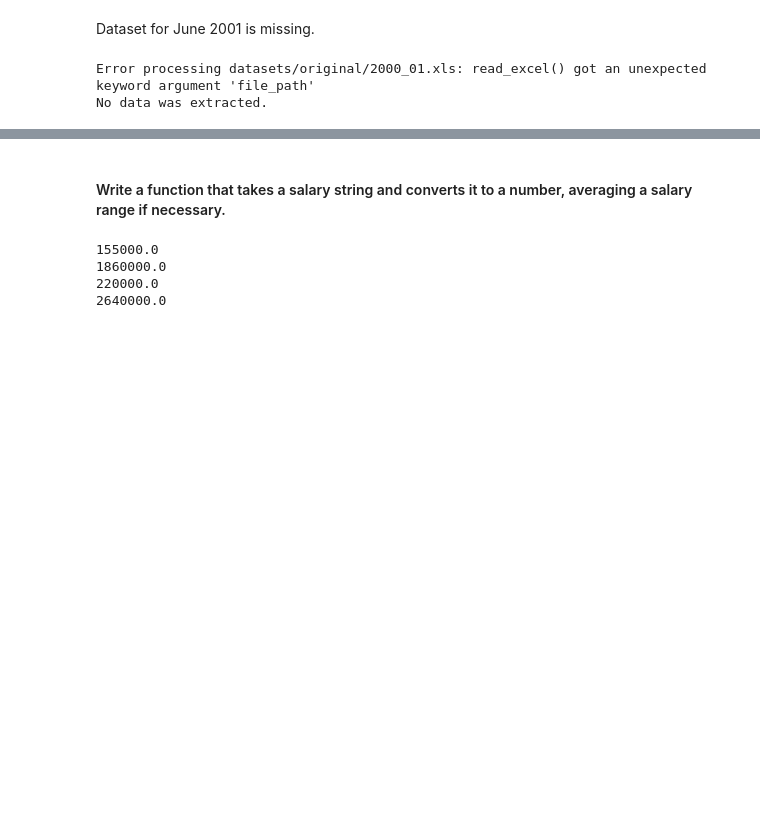
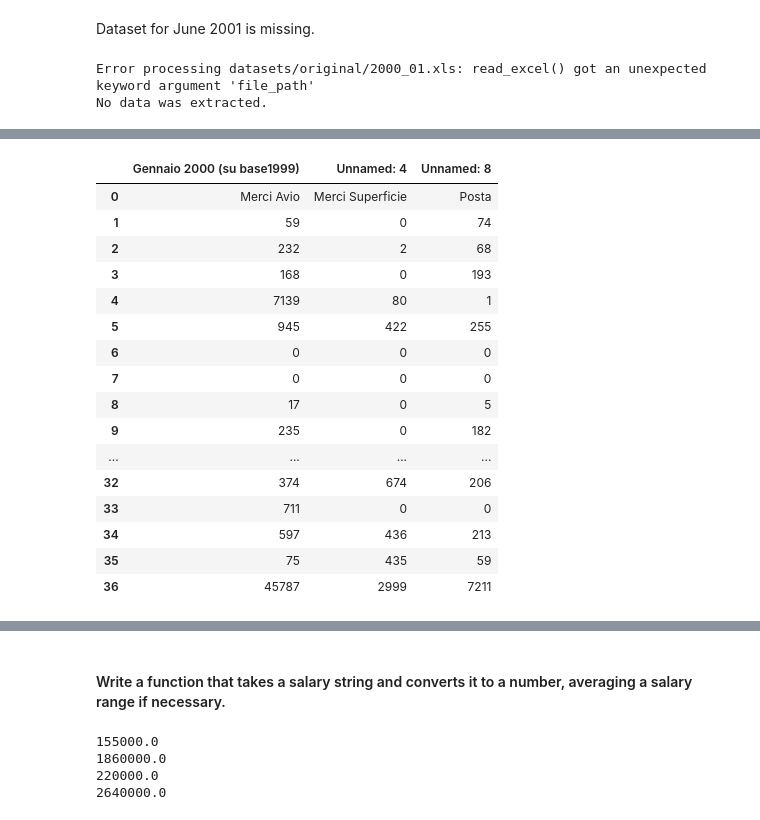
Before and after one commit to fedfioravanti/Italian_Airports, a Jupyter notebook: Italian-Airports.ipynb, the cells around one changed output, grey strips where cells are left out. Cells and saved outputs as stored; diff of their text form; code cells hidden in the pictures; blank space fills up the shorter version.

```diff
--- a/Italian-Airports.ipynb
+++ b/Italian-Airports.ipynb
@@ -294,0 +195,20 @@ print(df_07)
+# %%
+df_FRE
+# %% [output]
+|  | Gennaio 2000 (su base1999) | Unnamed: 4 | Unnamed: 8 |
+| 0 | Merci Avio | Merci Superficie | Posta |
+| 1 | 59 | 0 | 74 |
+| 2 | 232 | 2 | 68 |
+| 3 | 168 | 0 | 193 |
+| 4 | 7139 | 80 | 1 |
+| 5 | 945 | 422 | 255 |
+| 6 | 0 | 0 | 0 |
+| 7 | 0 | 0 | 0 |
+| 8 | 17 | 0 | 5 |
+| 9 | 235 | 0 | 182 |
+| ... | ... | ... | ... |
+| 32 | 374 | 674 | 206 |
+| 33 | 711 | 0 | 0 |
+| 34 | 597 | 436 | 213 |
+| 35 | 75 | 435 | 59 |
+| 36 | 45787 | 2999 | 7211 |
```
Also changed, not shown: parts of 19 cells of this notebook, 1 other file.
